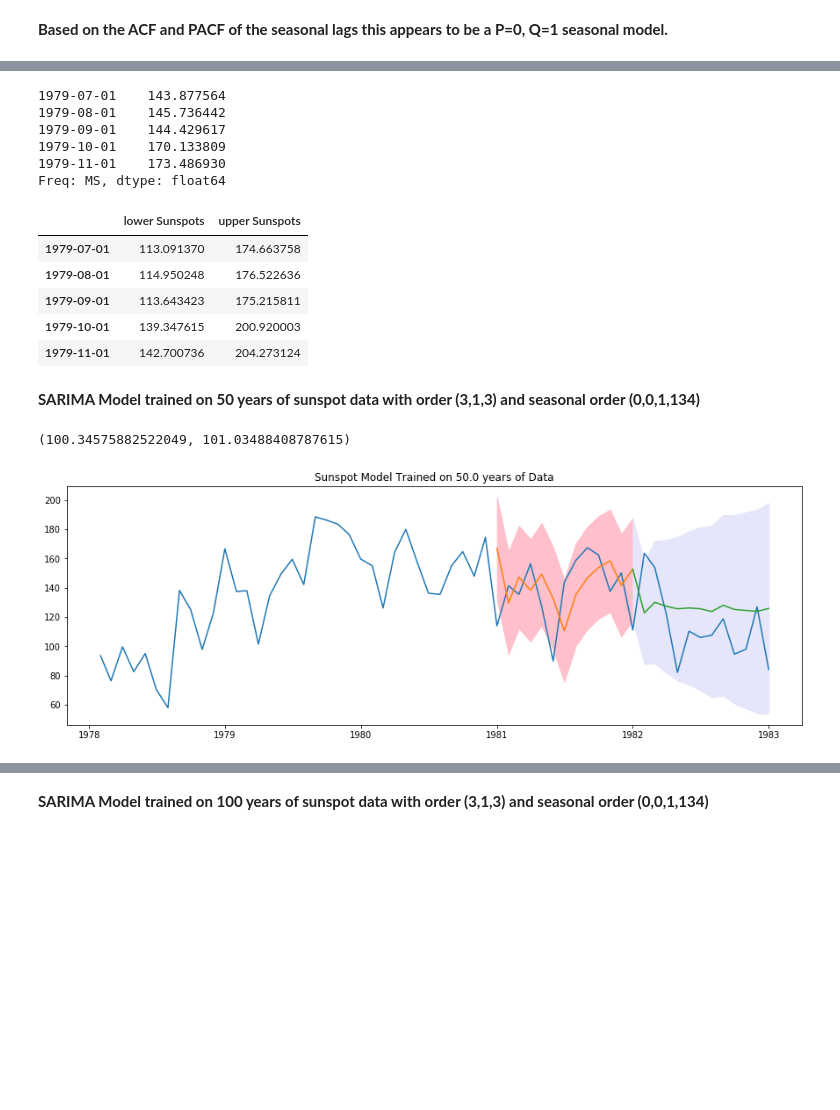
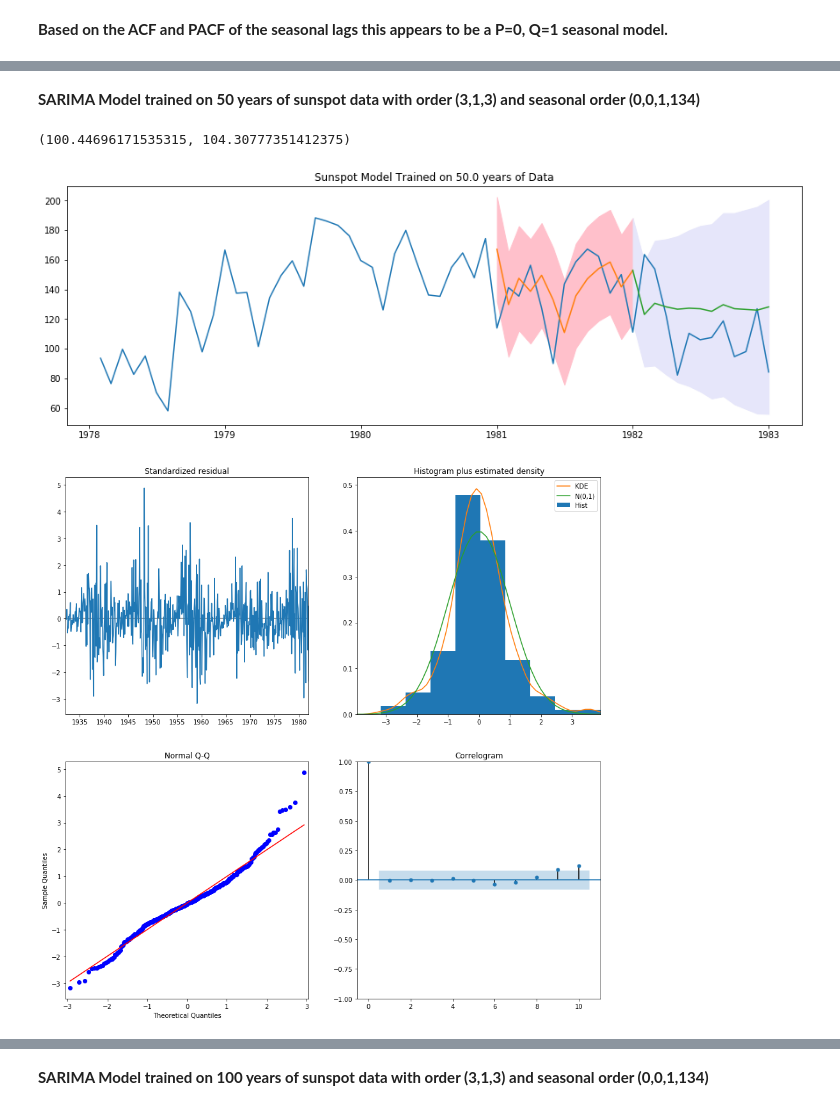
Before and after one commit to scottkds/sunspots, a Jupyter notebook: sunspots.ipynb, the cells around one changed output, grey strips where cells are left out. Cells and saved outputs as stored; diff of their text form; code cells hidden in the pictures; blank space fills up the shorter version.

Commit message:
More experimentation with the sunspot model.

```diff
--- a/sunspots.ipynb
+++ b/sunspots.ipynb
@@ -70,7 +71,7 @@ def moving_sarima(data, start, window_size, n_in_sample_predictions=0,
     return_data = return_data.merge(out_sample_pred.predicted_mean.rename('out_sample_pred'), how='left', left_index=True, right_index=True)
     return_data = return_data.merge(out_conf_int, how='left', left_index=True, right_index=True)
 
-    return return_data
+    return (return_data, model)
 # %%
 def plot_window(frame):
     pf = frame[-60:]
@@ -617,35 +630,21 @@ SARIMAX Results
 | Prob(H) (two-sided): | 0.00 | Kurtosis: | 6.38 |
 Warnings:
 [1] Covariance matrix calculated using the outer product of gradients (complex-step).
-# %%
-# Get one-step-ahead prediction results.
-predictions = model.get_prediction(start='1979-07-01', end='1982-12-01')
-print(predictions.predicted_mean.head())
-conf_int = predictions.conf_int()
-conf_int.head()
-# lower_limits = conf_int.loc[:,'lower close']
-# upper_limits = conf_int.loc[:,'upper close']
-# %% [output]
-1979-07-01    143.877564
-1979-08-01    145.736442
-1979-09-01    144.429617
-1979-10-01    170.133809
-1979-11-01    173.486930
-Freq: MS, dtype: float64
-|  | lower Sunspots | upper Sunspots |
-| 1979-07-01 | 113.091370 | 174.663758 |
-| 1979-08-01 | 114.950248 | 176.522636 |
-| 1979-09-01 | 113.643423 | 175.215811 |
-| 1979-10-01 | 139.347615 | 200.920003 |
-| 1979-11-01 | 142.700736 | 204.273124 |
 # %% [markdown]
 **SARIMA Model trained on 50 years of sunspot data with order (3,1,3) and seasonal order (0,0,1,134)**
 # %%
-ms50 = moving_sarima(ss, start=datetime(year=1982-50, month=1, day=1), window_size=relativedelta(years=50),
+(ms50, ms50_model) = moving_sarima(ss, start=datetime(year=1982-50, month=1, day=1), window_size=relativedelta(years=50),
                    n_in_sample_predictions=12, n_out_of_sample_predictions=12, order=(3,1,3),
-                   seasonal_order=(0,0,1,134))
+                   seasonal_order=(0,0,1,134), trend='c')
 print(prediction_rmse_summary(ms50))
 plot_window(ms50)
 # %% [output]
-(100.34575882522049, 101.03488408787615)
+(100.44696171535315, 104.30777351412375)
 [figure]
+# %%
+with mpl.rc_context():
+    mpl.rc("figure", figsize=(15,15))
+    ms50_model.plot_diagnostics()
+plt.show()
+# %% [output]
+[figure, added]
```
Also changed, not shown: parts of 20 cells of this notebook.
